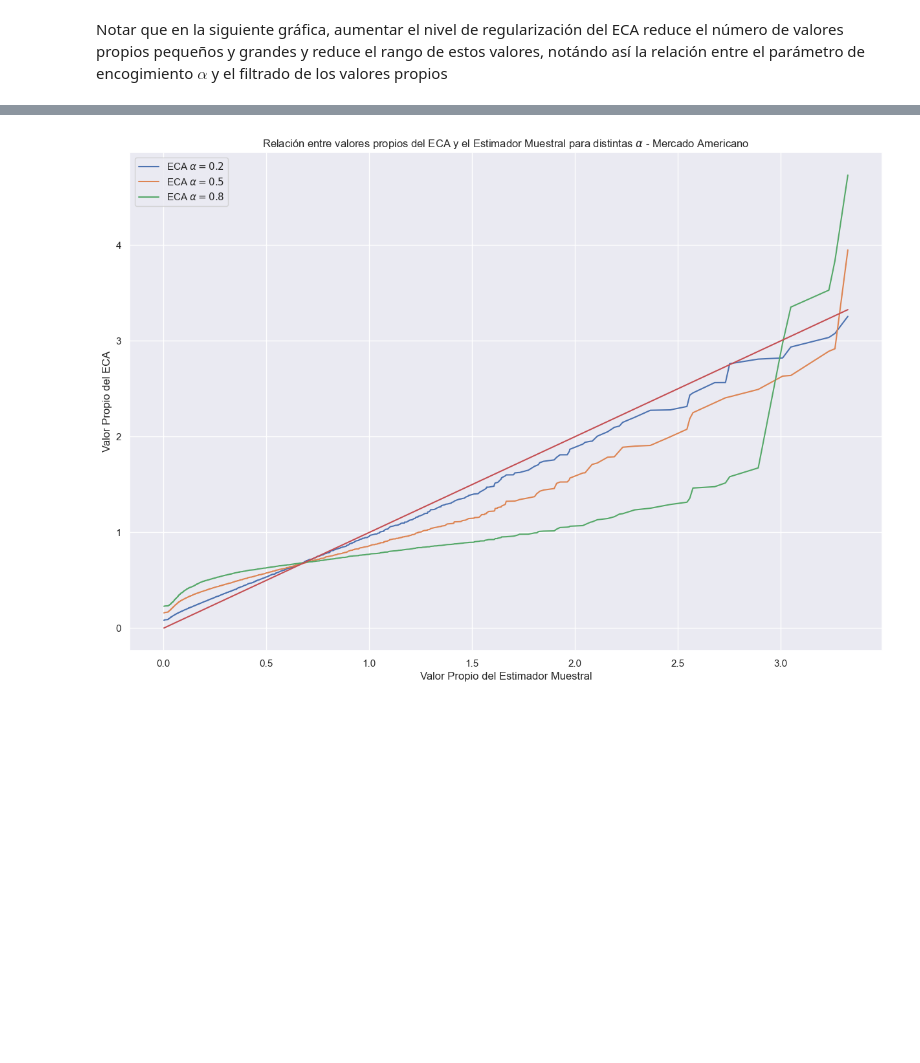
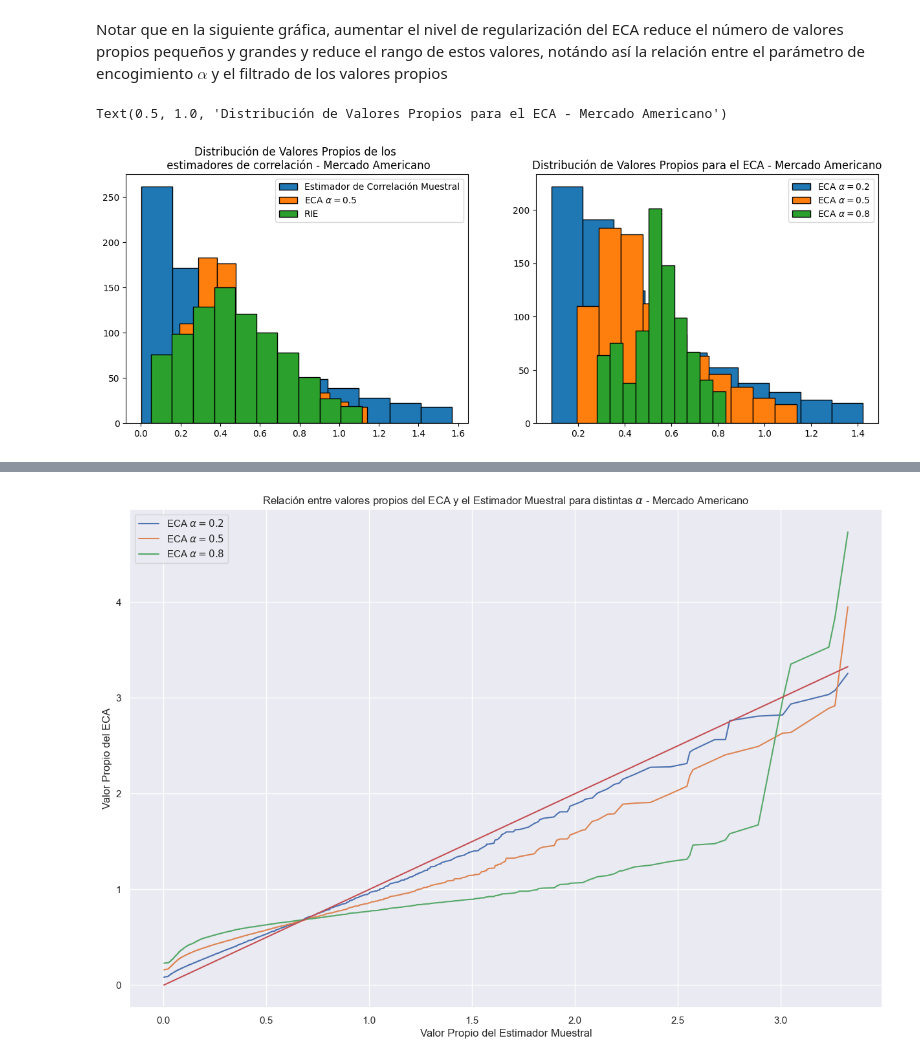
Before and after one commit to jduarte00/tesis, a Jupyter notebook: results_corr_matrix.ipynb, the cells around one changed output, grey strips where cells are left out. Drawn from its saved outputs; the diff is of its cells as text; code cells hidden in the pictures; blank space fills up the shorter version.

```diff
--- a/results_corr_matrix.ipynb
+++ b/results_corr_matrix.ipynb
@@ -425,6 +426,24 @@ eigenval_shrink_american_5_conc.sort()
 eigenval_shrink_american_8_conc.sort()
 # %% [markdown]
 Notar que en la siguiente gráfica, aumentar el nivel de regularización del ECA reduce el número de valores propios pequeños y grandes y reduce el rango de estos valores, notándo así la relación entre el parámetro de encogimiento $\alpha$ y el filtrado de los valores propios
+# %%
+fig, axs = plt.subplots(1,2, figsize=(15,5))
+axs[0].hist(eigenval_sample_american_conc[:850], ec = 'black')
+axs[0].hist(eigenval_shrink_american_5_conc[:850],ec = 'black')
+axs[0].hist(eigenval_rie_american_conc[:850], ec = 'black')
+axs[0].legend(labels=['Estimador de Correlación Muestral', r'ECA $\alpha = 0.5$','RIE'])
+# "Distribución de los valores propios de los estimadores \n  de correlación. Mercado Americano"
+axs[0].set_title("Distribución de Valores Propios de los \n estimadores de correlación - Mercado Americano")
+
+axs[1].hist(eigenval_shrink_american_2_conc[:850], ec = 'black')
+axs[1].hist(eigenval_shrink_american_5_conc[:850], ec = 'black')
+axs[1].hist(eigenval_shrink_american_8_conc[:850], ec = 'black')
+axs[1].legend(labels=[r'ECA $\alpha = 0.2$', r'ECA $\alpha = 0.5$',r'ECA $\alpha = 0.8$'])
+# "Distribución de los valores propios de los estimadores \n  de correlación. Mercado Americano"
+axs[1].set_title("Distribución de Valores Propios para el ECA - Mercado Americano")
+# %% [output]
+Text(0.5, 1.0, 'Distribución de Valores Propios para el ECA - Mercado Americano')
+[figure, added]
 # %%
 fig, axs = plt.subplots(1,2, figsize=(15,5))
 axs[0].hist(eigenval_sample_american_conc[:850])
```
Also changed, not shown: parts of 9 cells of this notebook, 3 other files.
